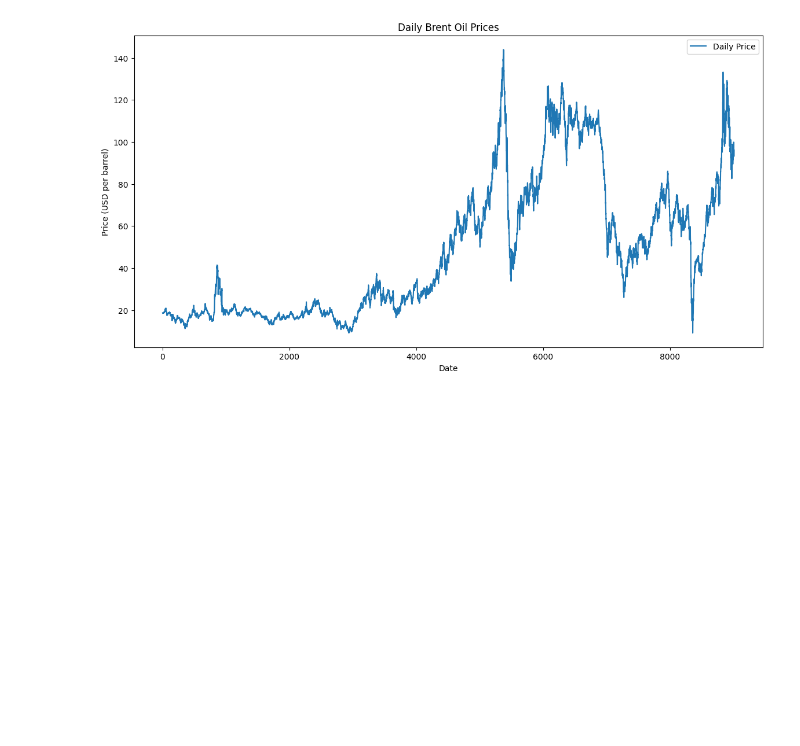
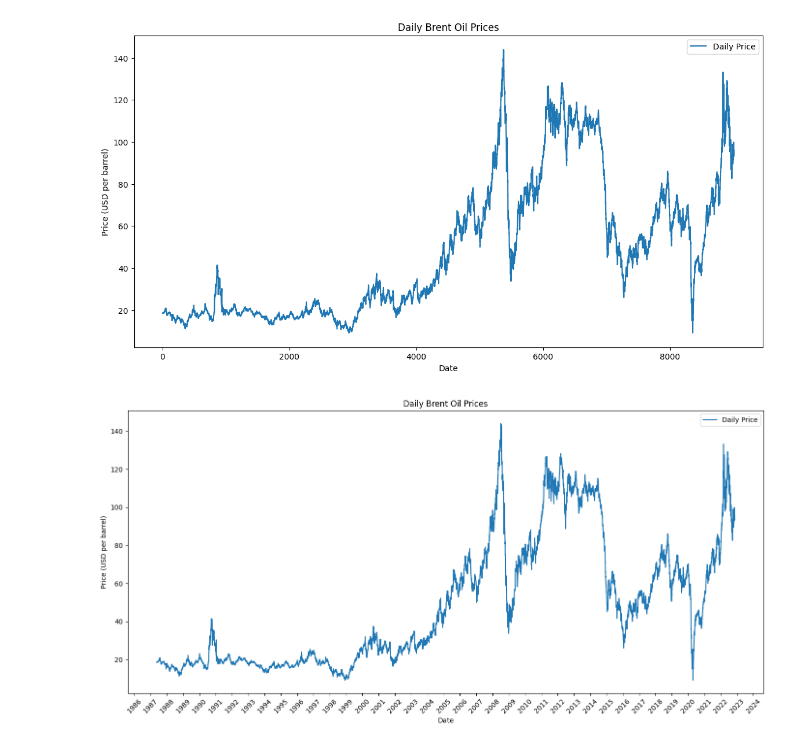
Before and after one commit to Birkity/birhan-energies-oil-price-analysis, a Jupyter notebook: notebooks/task_1.ipynb, the cells around one changed output. Saved outputs shown, nothing was run; the diff lists cells and outputs as text; code cells hidden in the pictures; blank space fills up the shorter version.

Commit message:
Set the x-axis to display labels for every year

```diff
--- a/notebooks/task_1.ipynb
+++ b/notebooks/task_1.ipynb
@@ -71,3 +71,24 @@ plt.legend()
 plt.show()
 # %% [output]
 [figure]
+# %%
+import matplotlib.dates as mdates
+
+df_cleaned['Date'] = pd.to_datetime(df_cleaned['Date'])
+df_cleaned.set_index('Date', inplace=True)
+
+plt.figure(figsize=(14, 7))
+plt.plot(df_cleaned['Price'], label='Daily Price')
+plt.title('Daily Brent Oil Prices')
+plt.xlabel('Date')
+plt.ylabel('Price (USD per barrel)')
+plt.legend()
+
+plt.gca().xaxis.set_major_locator(mdates.YearLocator(1))
+plt.gca().xaxis.set_major_formatter(mdates.DateFormatter('%Y'))
+
+plt.xticks(rotation=45)
+plt.tight_layout()
+plt.show()
+# %% [output]
+[figure, added]
```
